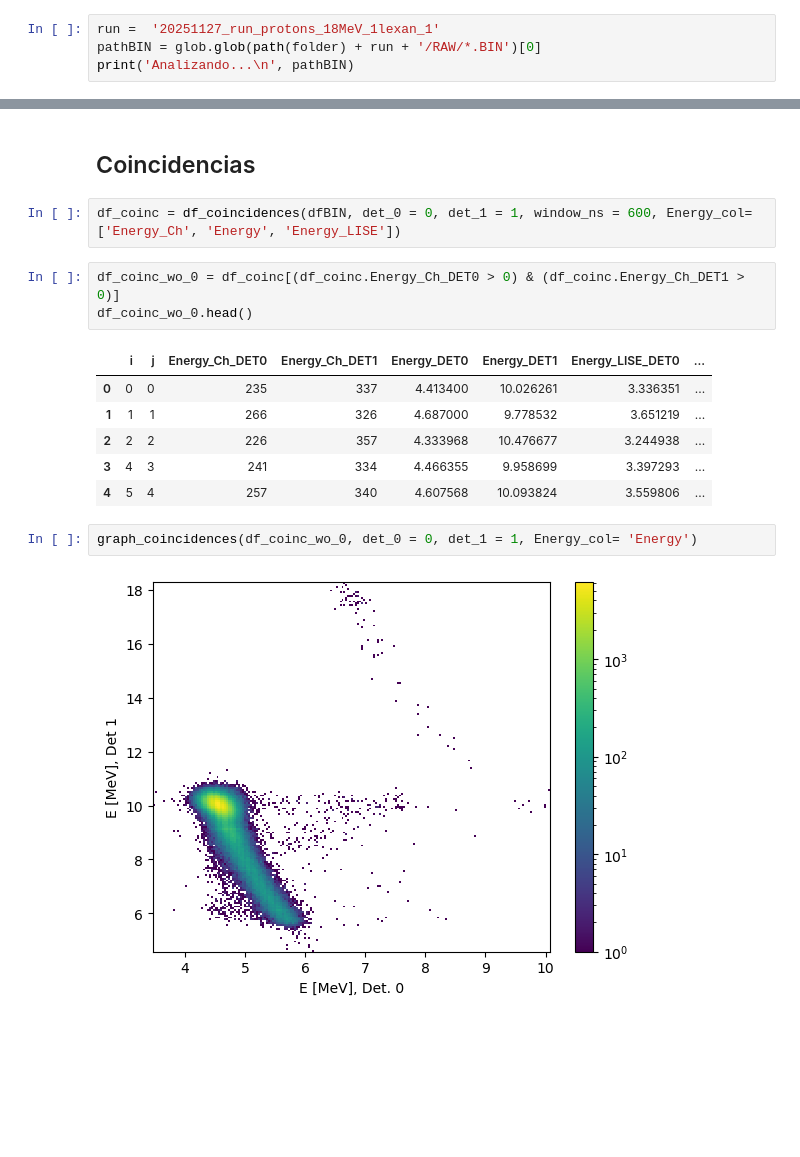
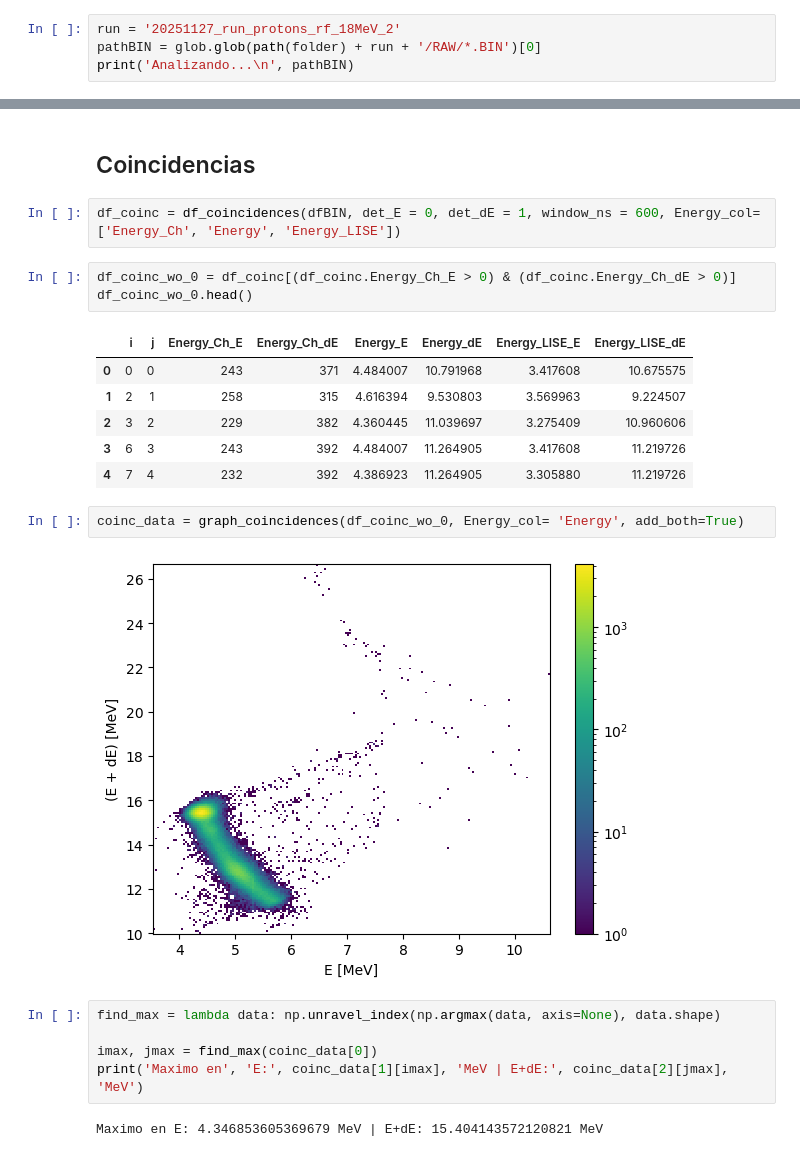
Before and after one commit to lexisantos/CAEN_dataprocess, a Jupyter notebook: analize_bin_root.ipynb, the cells around one changed output, grey strips where cells are left out. Drawn from its saved outputs; the diff is of its cells as text; blank space fills up the shorter version.

```diff
--- a/analize_bin_root.ipynb
+++ b/analize_bin_root.ipynb
@@ -45,7 +45,7 @@ BINs_2ch
  '20251127_run_protons_rf_tapa_18MeV_2',
  '20251127_run_protons_tapa_18MeV_1']
 # %%
-run =  '20251127_run_protons_18MeV_1lexan_1'
+run = '20251127_run_protons_rf_18MeV_2'
 pathBIN = glob.glob(path(folder) + run + '/RAW/*.BIN')[0]
 print('Analizando...\n', pathBIN)
 # %% [output]
@@ -114,19 +114,26 @@ dfROOT_hist_filt = apply_calibration_en(dfROOT_filt, df_coef, col = 'Energy_Ch',
 # %% [markdown]
 ## Coincidencias
 # %%
-df_coinc = df_coincidences(dfBIN, det_0 = 0, det_1 = 1, window_ns = 600, Energy_col= ['Energy_Ch', 'Energy', 'Energy_LISE'])
+df_coinc = df_coincidences(dfBIN, det_E = 0, det_dE = 1, window_ns = 600, Energy_col= ['Energy_Ch', 'Energy', 'Energy_LISE'])
 # %%
-df_coinc_wo_0 = df_coinc[(df_coinc.Energy_Ch_DET0 > 0) & (df_coinc.Energy_Ch_DET1 > 0)]
+df_coinc_wo_0 = df_coinc[(df_coinc.Energy_Ch_E > 0) & (df_coinc.Energy_Ch_dE > 0)]
 df_coinc_wo_0.head()
 # %% [output]
-|  | i | j | Energy_Ch_DET0 | Energy_Ch_DET1 | Energy_DET0 | Energy_DET1 | Energy_LISE_DET0 | ... |
-| 0 | 0 | 0 | 235 | 337 | 4.413400 | 10.026261 | 3.336351 | ... |
-| 1 | 1 | 1 | 266 | 326 | 4.687000 | 9.778532 | 3.651219 | ... |
-| 2 | 2 | 2 | 226 | 357 | 4.333968 | 10.476677 | 3.244938 | ... |
-| 3 | 4 | 3 | 241 | 334 | 4.466355 | 9.958699 | 3.397293 | ... |
-| 4 | 5 | 4 | 257 | 340 | 4.607568 | 10.093824 | 3.559806 | ... |
+|  | i | j | Energy_Ch_E | Energy_Ch_dE | Energy_E | Energy_dE | Energy_LISE_E | Energy_LISE_dE |
+| 0 | 0 | 0 | 243 | 371 | 4.484007 | 10.791968 | 3.417608 | 10.675575 |
+| 1 | 2 | 1 | 258 | 315 | 4.616394 | 9.530803 | 3.569963 | 9.224507 |
+| 2 | 3 | 2 | 229 | 382 | 4.360445 | 11.039697 | 3.275409 | 10.960606 |
+| 3 | 6 | 3 | 243 | 392 | 4.484007 | 11.264905 | 3.417608 | 11.219726 |
+| 4 | 7 | 4 | 232 | 392 | 4.386923 | 11.264905 | 3.305880 | 11.219726 |
 # %%
-graph_coincidences(df_coinc_wo_0, det_0 = 0, det_1 = 1, Energy_col= 'Energy')
+coinc_data = graph_coincidences(df_coinc_wo_0, Energy_col= 'Energy', add_both=True)
 # %% [output]
-[figure, old version]
+[figure, new version]
+# %%
+find_max = lambda data: np.unravel_index(np.argmax(data, axis=None), data.shape)
+
+imax, jmax = find_max(coinc_data[0])
+print('Maximo en', 'E:', coinc_data[1][imax], 'MeV | E+dE:', coinc_data[2][jmax], 'MeV')
+# %% [output]
+Maximo en E: 4.346853605369679 MeV | E+dE: 15.404143572120821 MeV
 # %%
```
Also changed, not shown: parts of 6 cells of this notebook, 1 other file.
